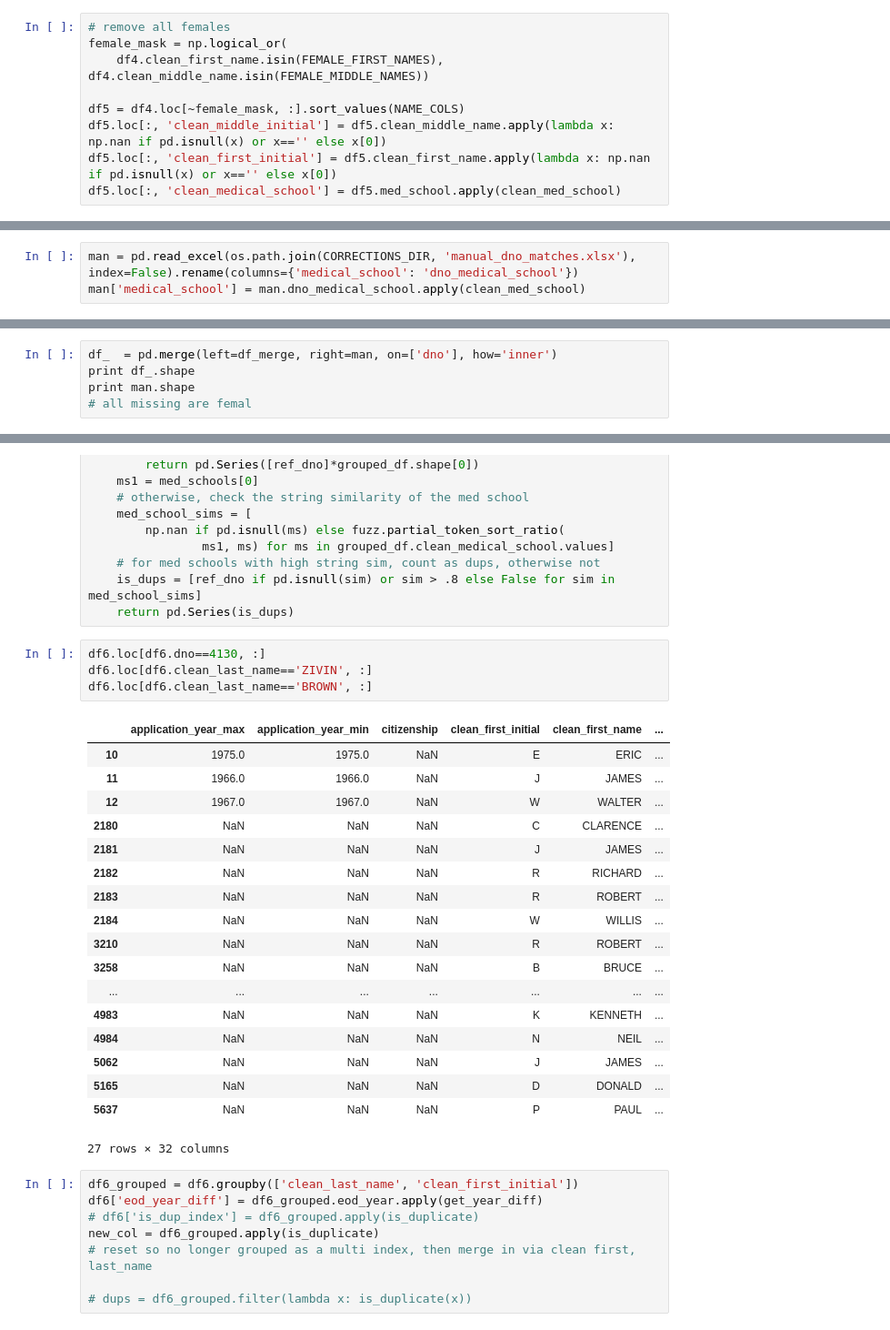
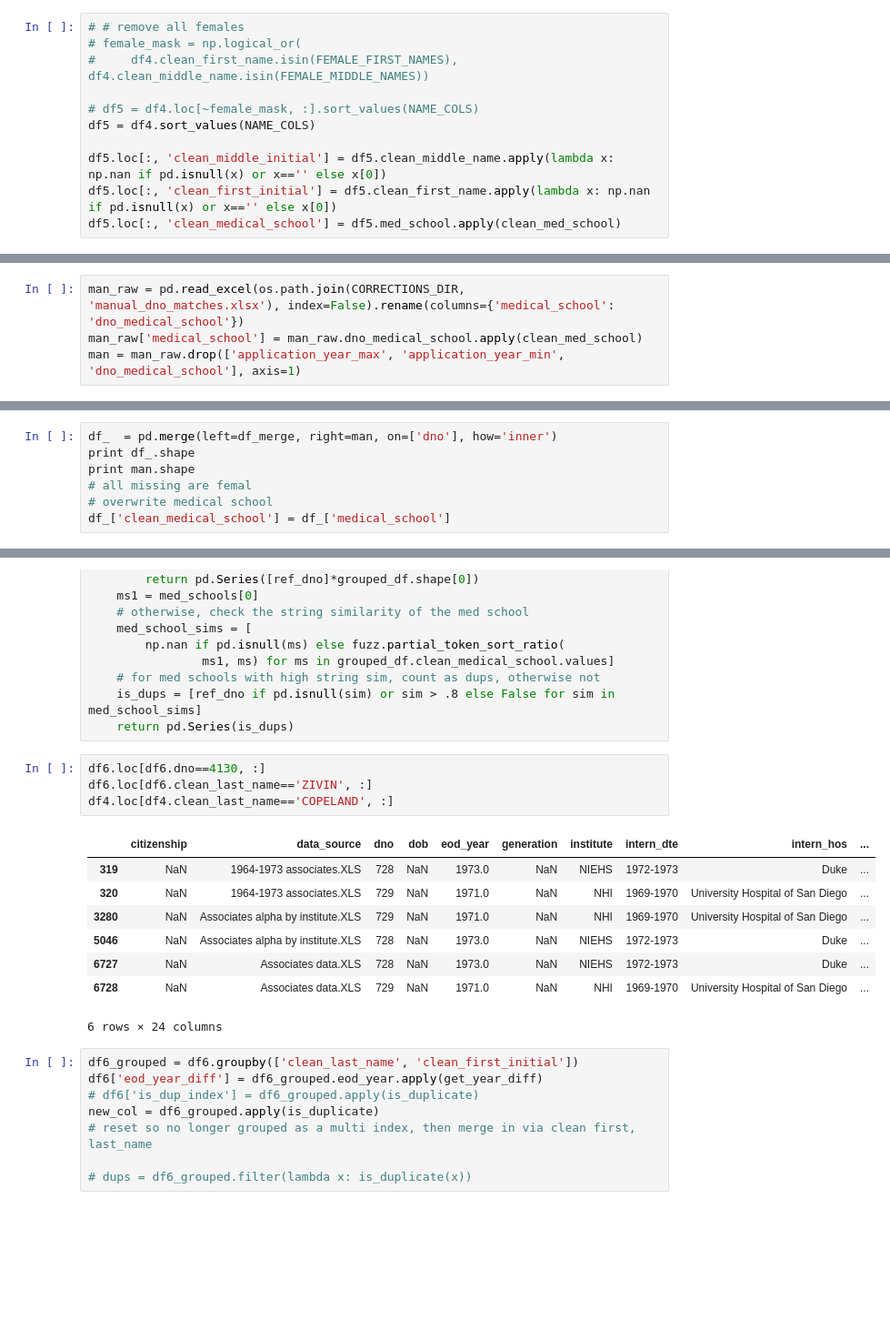
Before and after one commit to Lrraymond13/yellow_beret, a Jupyter notebook: Compile and Clean NIH Applicant Data Set.ipynb, the cells around one changed output, grey strips where cells are left out. Shown at 91% size. Saved outputs shown, nothing was run; the diff lists cells and outputs as text; blank space fills up the shorter version.

```diff
--- a/Compile and Clean NIH Applicant Data Set.ipynb
+++ b/Compile and Clean NIH Applicant Data Set.ipynb
@@ -117,11 +117,13 @@ print df4.shape
 (10729, 24)
 (10723, 24)
 # %%
-# remove all females
-female_mask = np.logical_or(
-    df4.clean_first_name.isin(FEMALE_FIRST_NAMES), df4.clean_middle_name.isin(FEMALE_MIDDLE_NAMES))
+# # remove all females
+# female_mask = np.logical_or(
+#     df4.clean_first_name.isin(FEMALE_FIRST_NAMES), df4.clean_middle_name.isin(FEMALE_MIDDLE_NAMES))
 
-df5 = df4.loc[~female_mask, :].sort_values(NAME_COLS)
+# df5 = df4.loc[~female_mask, :].sort_values(NAME_COLS)
+df5 = df4.sort_values(NAME_COLS)
+
 df5.loc[:, 'clean_middle_initial'] = df5.clean_middle_name.apply(lambda x: np.nan if pd.isnull(x) or x=='' else x[0])
 df5.loc[:, 'clean_first_initial'] = df5.clean_first_name.apply(lambda x: np.nan if pd.isnull(x) or x=='' else x[0])
 df5.loc[:, 'clean_medical_school'] = df5.med_school.apply(clean_med_school)
@@ -156,3 +164,4 @@ print df6.shape
 # %%
-man = pd.read_excel(os.path.join(CORRECTIONS_DIR, 'manual_dno_matches.xlsx'), index=False).rename(columns={'medical_school': 'dno_medical_school'})
-man['medical_school'] = man.dno_medical_school.apply(clean_med_school)
+man_raw = pd.read_excel(os.path.join(CORRECTIONS_DIR, 'manual_dno_matches.xlsx'), index=False).rename(columns={'medical_school': 'dno_medical_school'})
+man_raw['medical_school'] = man_raw.dno_medical_school.apply(clean_med_school)
+man = man_raw.drop(['application_year_max', 'application_year_min', 'dno_medical_school'], axis=1)
@@ -166,4 +172,6 @@ df_  = pd.merge(left=df_merge, right=man, on=['dno'], how='inner')
 print df_.shape
 print man.shape
 # all missing are femal
+# overwrite medical school
+df_['clean_medical_school'] = df_['medical_school']
 # %% [output]
@@ -212,26 +226,16 @@ def is_duplicate(grouped_df):
 # %%
 df6.loc[df6.dno==4130, :]
 df6.loc[df6.clean_last_name=='ZIVIN', :]
-df6.loc[df6.clean_last_name=='BROWN', :]
+df4.loc[df4.clean_last_name=='COPELAND', :]
 # %% [output]
-|  | application_year_max | application_year_min | citizenship | clean_first_initial | clean_first_name | ... |
-| 10 | 1975.0 | 1975.0 | NaN | E | ERIC | ... |
-| 11 | 1966.0 | 1966.0 | NaN | J | JAMES | ... |
-| 12 | 1967.0 | 1967.0 | NaN | W | WALTER | ... |
-| 2180 | NaN | NaN | NaN | C | CLARENCE | ... |
-| 2181 | NaN | NaN | NaN | J | JAMES | ... |
-| 2182 | NaN | NaN | NaN | R | RICHARD | ... |
-| 2183 | NaN | NaN | NaN | R | ROBERT | ... |
-| 2184 | NaN | NaN | NaN | W | WILLIS | ... |
-| 3210 | NaN | NaN | NaN | R | ROBERT | ... |
-| 3258 | NaN | NaN | NaN | B | BRUCE | ... |
-| ... | ... | ... | ... | ... | ... | ... |
-| 4983 | NaN | NaN | NaN | K | KENNETH | ... |
-| 4984 | NaN | NaN | NaN | N | NEIL | ... |
-| 5062 | NaN | NaN | NaN | J | JAMES | ... |
-| 5165 | NaN | NaN | NaN | D | DONALD | ... |
-| 5637 | NaN | NaN | NaN | P | PAUL | ... |
+|  | citizenship | data_source | dno | dob | eod_year | generation | institute | intern_dte | intern_hos | ... |
+| 319 | NaN | 1964-1973 associates.XLS | 728 | NaN | 1973.0 | NaN | NIEHS | 1972-1973 | Duke | ... |
+| 320 | NaN | 1964-1973 associates.XLS | 729 | NaN | 1971.0 | NaN | NHI | 1969-1970 | University Hospital of San Diego | ... |
+| 3280 | NaN | Associates alpha by institute.XLS | 729 | NaN | 1971.0 | NaN | NHI | 1969-1970 | University Hospital of San Diego | ... |
+| 5046 | NaN | Associates alpha by institute.XLS | 728 | NaN | 1973.0 | NaN | NIEHS | 1972-1973 | Duke | ... |
+| 6727 | NaN | Associates data.XLS | 728 | NaN | 1973.0 | NaN | NIEHS | 1972-1973 | Duke | ... |
+| 6728 | NaN | Associates data.XLS | 729 | NaN | 1971.0 | NaN | NHI | 1969-1970 | University Hospital of San Diego | ... |
-27 rows × 32 columns
+6 rows × 24 columns
 # %%
 df6_grouped = df6.groupby(['clean_last_name', 'clean_first_initial'])
 df6['eod_year_diff'] = df6_grouped.eod_year.apply(get_year_diff)
```
Also changed, not shown: parts of 20 cells of this notebook, 7 other files.
